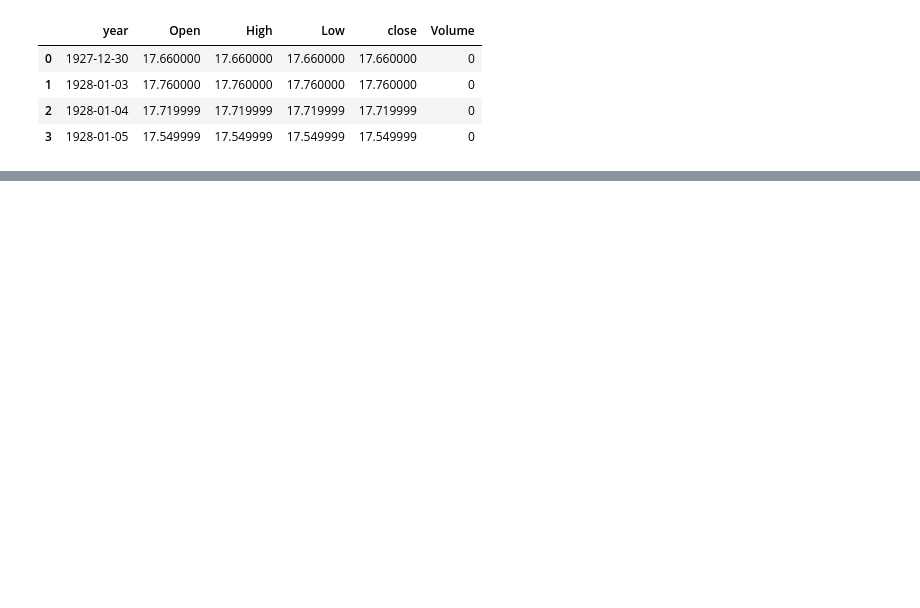
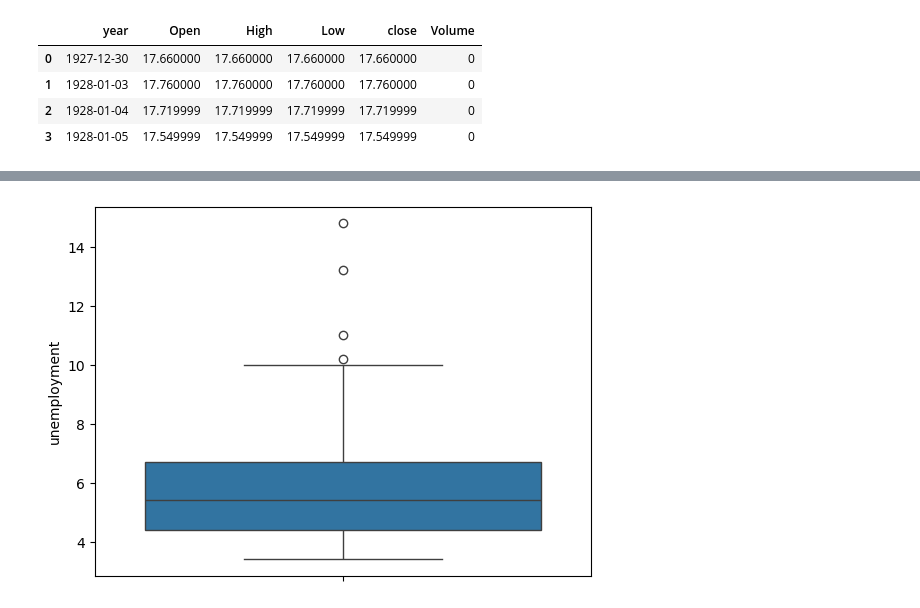
Before and after one commit to abhishek-chattopadhyay/project-2-financial-analysis, a Jupyter notebook: code/economic_data_analysis.ipynb, the cells around one changed output, grey strips where cells are left out. Cells and saved outputs as stored; diff of their text form; code cells hidden in the pictures; blank space fills up the shorter version.

```diff
--- a/code/economic_data_analysis.ipynb
+++ b/code/economic_data_analysis.ipynb
@@ -471,0 +817,6 @@ Length: 10213, dtype: float64
+# %%
+# outlier
+sns.boxplot(df_final["unemployment"])
+plt.show()
+# %% [output]
+[figure, added]
```
Also changed, not shown: parts of 96 cells of this notebook.
